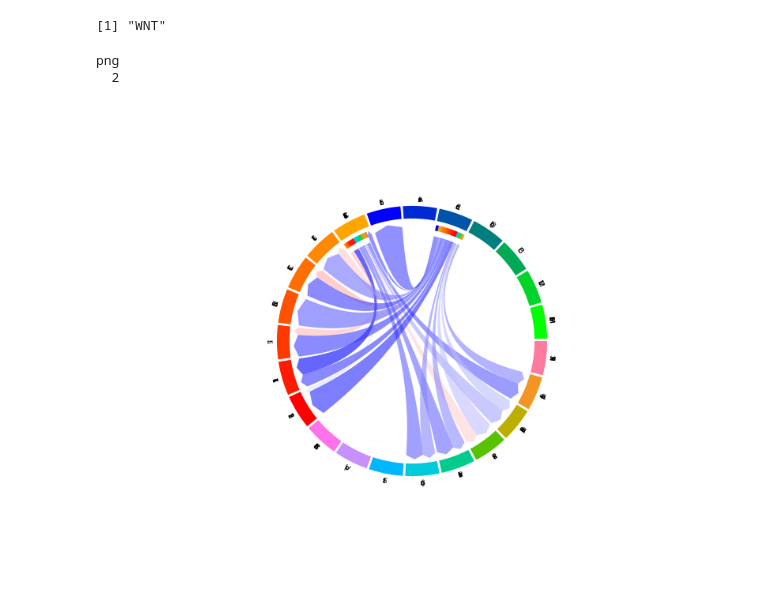
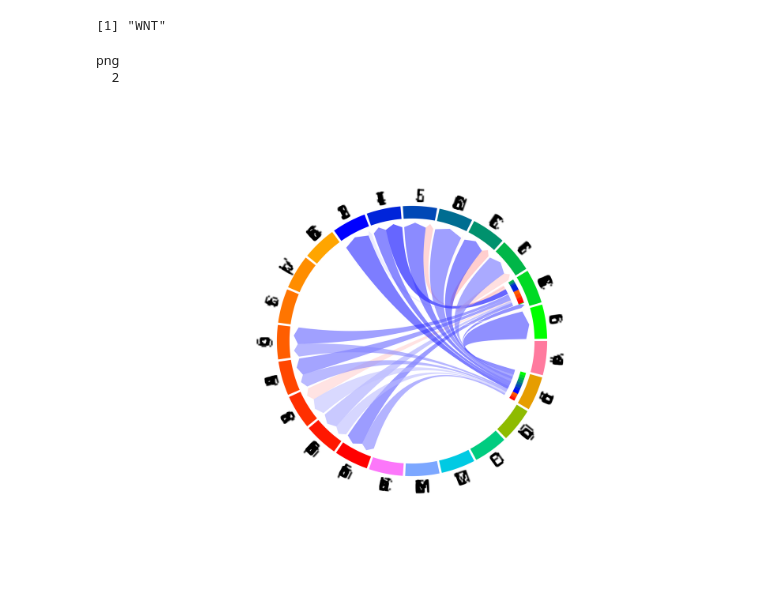
Before and after one commit to dssikdar/C2Cv0, a Jupyter notebook: Main/Fig4-Pathway/Notebooks/A-sender_receiver-chord.ipynb, the cells around one changed output. Cells and saved outputs as stored; diff of their text form; code cells hidden in the pictures.

```diff
--- a/Main/Fig4-Pathway/Notebooks/A-sender_receiver-chord.ipynb
+++ b/Main/Fig4-Pathway/Notebooks/A-sender_receiver-chord.ipynb
@@ -74,14 +62,10 @@ CellChat analysis of single cell RNA-seq data!
 # %%
-#celltype_name = c('Astro', 'Endo', 'MG', 'Oligo', 'OPC',
-#                  'Exc CUX2', 'Exc FEZF2', 'Exc OPRK1', 'Exc RORB',
-#                  'Inh KCNG1', 'Inh LAMP5', 'Inh PVALB', 'Inh SST', 'Inh VIP')
-
-celltype_name = c('Chandelier', 'Lamp5', 'Lamp5 Lhx6', 'Pax6', 'Pvalb', 'Sncg', 'Sst', 'Vip', 'Sst Chodl',
-                  'L2/3 IT', 'L4 IT', 'L5', 'L5/6 NP', 'L6 CT', 'L6 IT', 'L6 IT Car3', 'L6b',
-                  'Astro', 'Endo', 'Oligo', 'OPC', 'VLMC', 'Micro/PVM')
+celltype_name = c('Astro', 'Endo', 'Oligo', 'OPC', 'VLMC', 'Micro/PVM',
+                  'Chandelier', 'Lamp5', 'Lamp5 Lhx6', 'Pax6', 'Pvalb', 'Sncg', 'Sst', 'Vip', 'Sst Chodl',
+                  'L2/3 IT', 'L4 IT', 'L5', 'L5/6 NP', 'L6 CT', 'L6 IT', 'L6 IT Car3', 'L6b')
 
 measure = 'weight'
 # %%
-color.use = c(rainbow_hcl(9, c = 100), colorRampPalette(c("red", "orange"))(7), colorRampPalette(c("blue", "green"))(7))
+color.use = c(rainbow_hcl(7, c = 100), colorRampPalette(c("red", "orange"))(8), colorRampPalette(c("blue", "green"))(8))
 color.use
 # %% [output]
@@ -96,7 +80,7 @@ direction <- "to"
 
 #Figure 4B
 pathways.show      <- "WNT"
-receiver <- c('Sncg', 'Pvalb', 'Pax6', 'Lamp5 Lhx6', 'Lamp5', 'L2/3 IT', 'L4 IT', 'L5', 'L5/6 NP', 'L6 CT', 'L6 IT', 'L6B')
+receiver <- c('Lamp5 Lhx6', 'Lamp5', 'L2/3 IT', 'L4 IT', 'L5', 'L5/6 NP', 'L6 CT', 'L6 IT', 'L6B', 'Sncg', 'Pvalb', 'Pax6')
 sender <- c('Endo', 'L6 IT Car3')
 
 #Figure 4C
@@ -229,16 +170,16 @@ pathways.show
 [1] "WNT"
 # %%
 gg2 <- my_netVisual_aggregate2(pathways.show_weight.differential, layout="chord", cell.order=celltype_name, color.use = color.use,
-                               signaling.name = pathways.show)
+                               signaling.name = pathways.show, vertex.label.cex = 2)
 
-pdf(file = glue("Figure4B.pdf"), width = 15, height = 15) #pathways.show <- "WNT"
-#pdf(file = glue("Figure4C.pdf"), width = 15, height = 15) #pathways.show <- "CSF"
-#pdf(file = glue("Figure4D.pdf"), width = 15, height = 15) #pathways.show <- "TGBf"
-#pdf(file = glue("Figure4E.pdf"), width = 15, height = 15) #pathways.show <- "CX3C"
+pdf(file = glue("Figure4B.pdf"), width = 20, height = 20) #pathways.show <- "WNT"
+#pdf(file = glue("Figure4C.pdf"), width = 20, height = 20) #pathways.show <- "CSF"
+#pdf(file = glue("Figure4D.pdf"), width = 20, height = 20) #pathways.show <- "TGBf"
+#pdf(file = glue("Figure4E.pdf"), width = 20, height = 20) #pathways.show <- "CX3C"
 
 print(gg2)
 dev.off()
 # %% [output]
 png
   2
-[figure, old version]
+[figure, new version]
```
Also changed, not shown: parts of 7 cells of this notebook, 36 other files.
